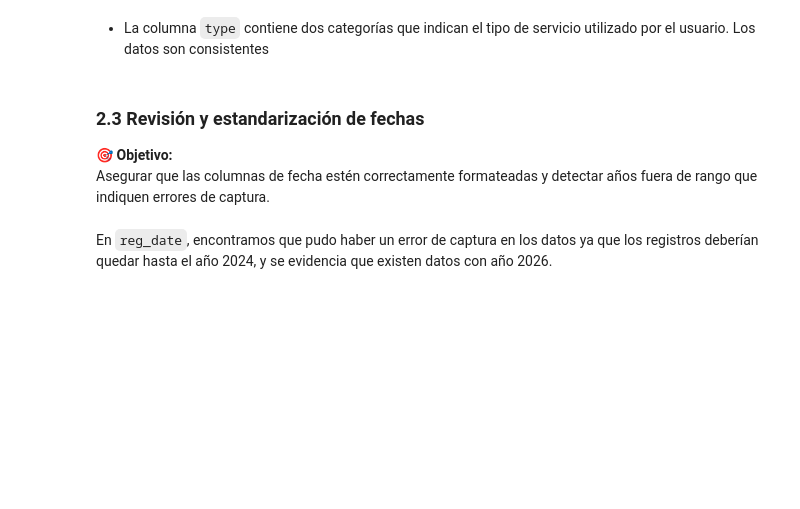
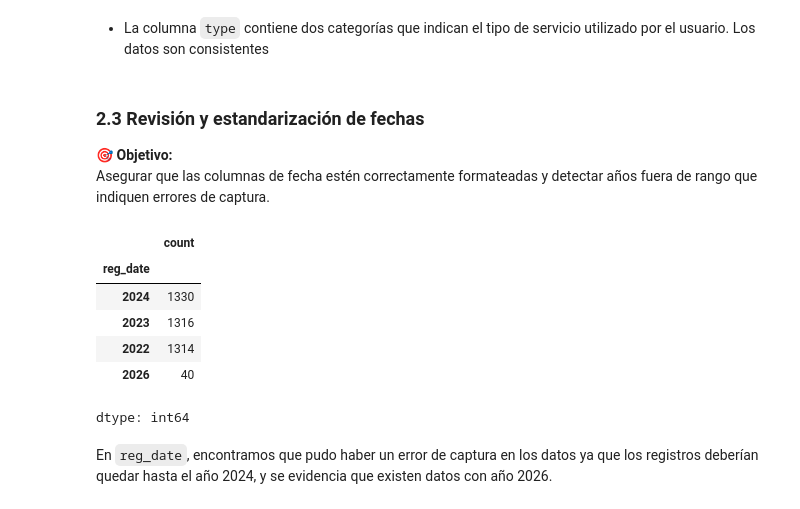
Before and after one commit to DA-CristianGutierrez/ConectaTel-Analysis, a Jupyter notebook: S7 Version-Estudiante-Project-ConnectaTel_VF.ipynb, the cells around one changed output. Cells and saved outputs as stored; diff of their text form; code cells hidden in the pictures; blank space fills up the shorter version.

```diff
--- a/S7 Version-Estudiante-Project-ConnectaTel_VF.ipynb
+++ b/S7 Version-Estudiante-Project-ConnectaTel_VF.ipynb
@@ -247,13 +247,15 @@ usage['date'] = pd.to_datetime(usage['date'], errors='coerce')
 # %%
 # Revisar los años presentes en `reg_date` de users
 año_users = users['reg_date'].dt.year
 año_users.value_counts()
-
-2024    1330
-2023    1316
-2022    1314
-2026      40
-Name: reg_date, dtype: int64
+# %% [output]
+|  | count |
+| reg_date |  |
+| 2024 | 1330 |
+| 2023 | 1316 |
+| 2022 | 1314 |
+| 2026 | 40 |
+dtype: int64
 # %% [markdown]
 En `reg_date`, encontramos que pudo haber un error de captura en los datos ya que los registros deberían quedar hasta el año 2024, y se evidencia que existen datos con año 2026.
 # %%
```
Also changed, not shown: parts of 18 cells of this notebook.
